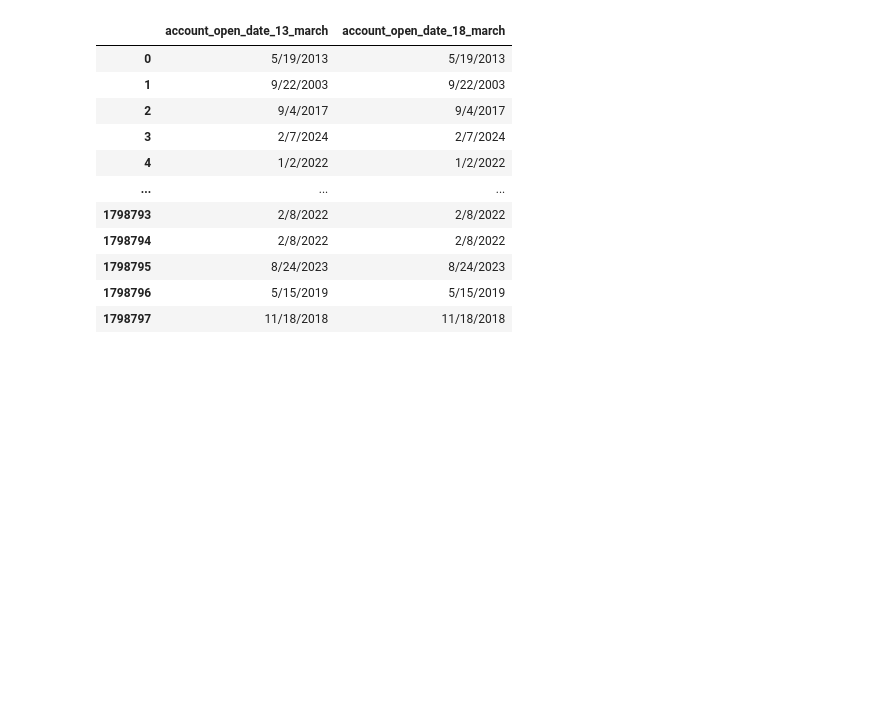
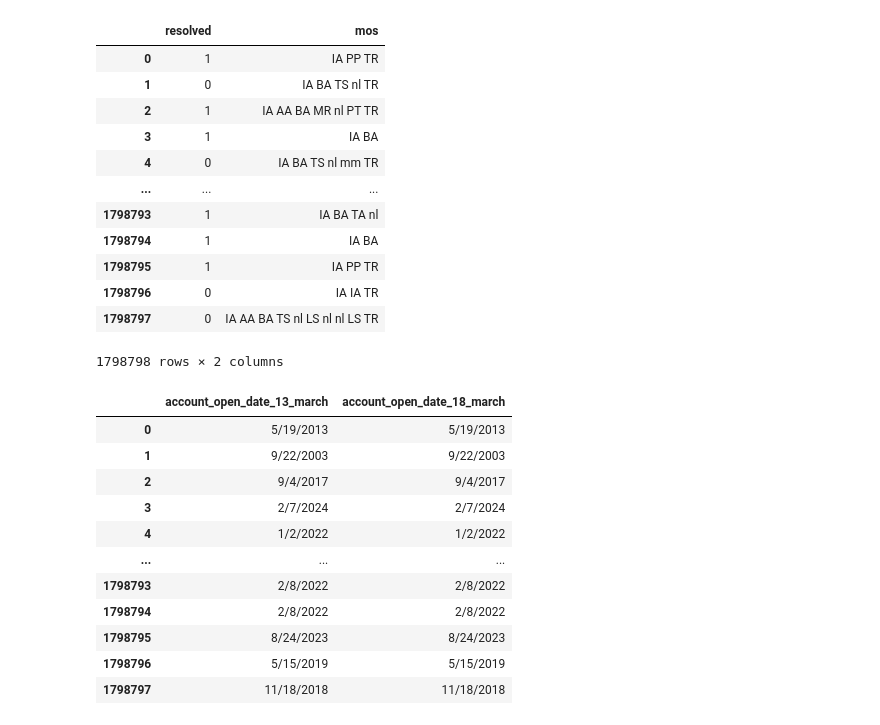
Before and after one commit to liu-bingyan/IllinoisDatathon2024, a Jupyter notebook: test.ipynb, the cells around one changed output. Drawn from its saved outputs; the diff is of its cells as text; code cells hidden in the pictures; blank space fills up the shorter version.

```diff
--- a/test.ipynb
+++ b/test.ipynb
@@ -8,3 +42,19 @@ df = pd.read_csv('data/data.csv')
+# %%
+df[['resolved','mos']]
+# %% [output]
+|  | resolved | mos |
+| 0 | 1 | IA PP TR |
+| 1 | 0 | IA BA TS nl TR |
+| 2 | 1 | IA AA BA MR nl PT TR |
+| 3 | 1 | IA BA |
+| 4 | 0 | IA BA TS nl mm TR |
+| ... | ... | ... |
+| 1798793 | 1 | IA BA TA nl |
+| 1798794 | 1 | IA BA |
+| 1798795 | 1 | IA PP TR |
+| 1798796 | 0 | IA IA TR |
+| 1798797 | 0 | IA AA BA TS nl LS nl nl LS TR |
+1798798 rows × 2 columns
 # %%
 time_columns = ["time_stamp",
                              "account_open_date_13_march","account_open_date_18_march"]
```
Also changed, not shown: parts of 5 cells of this notebook, 5 other files.
